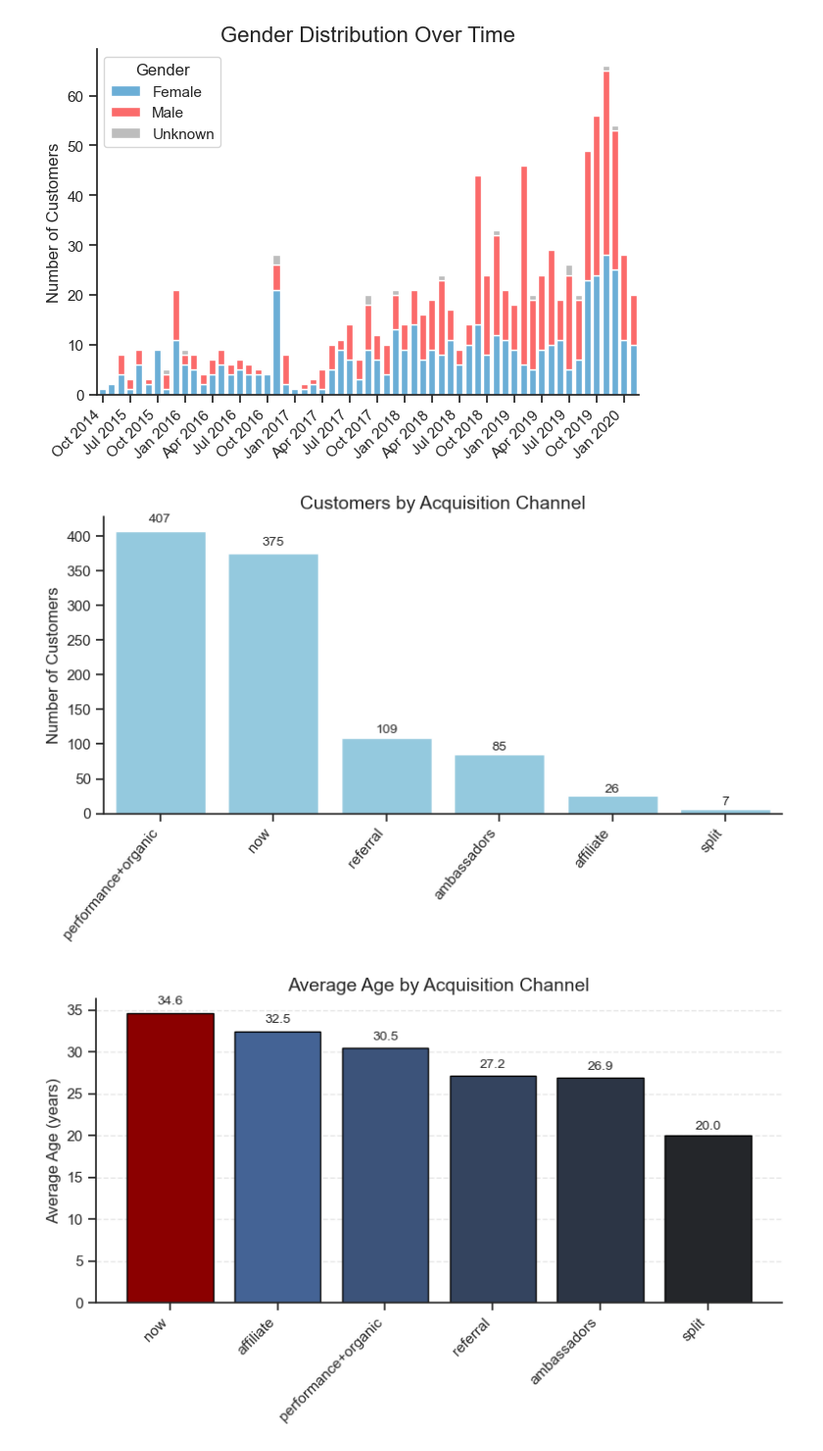
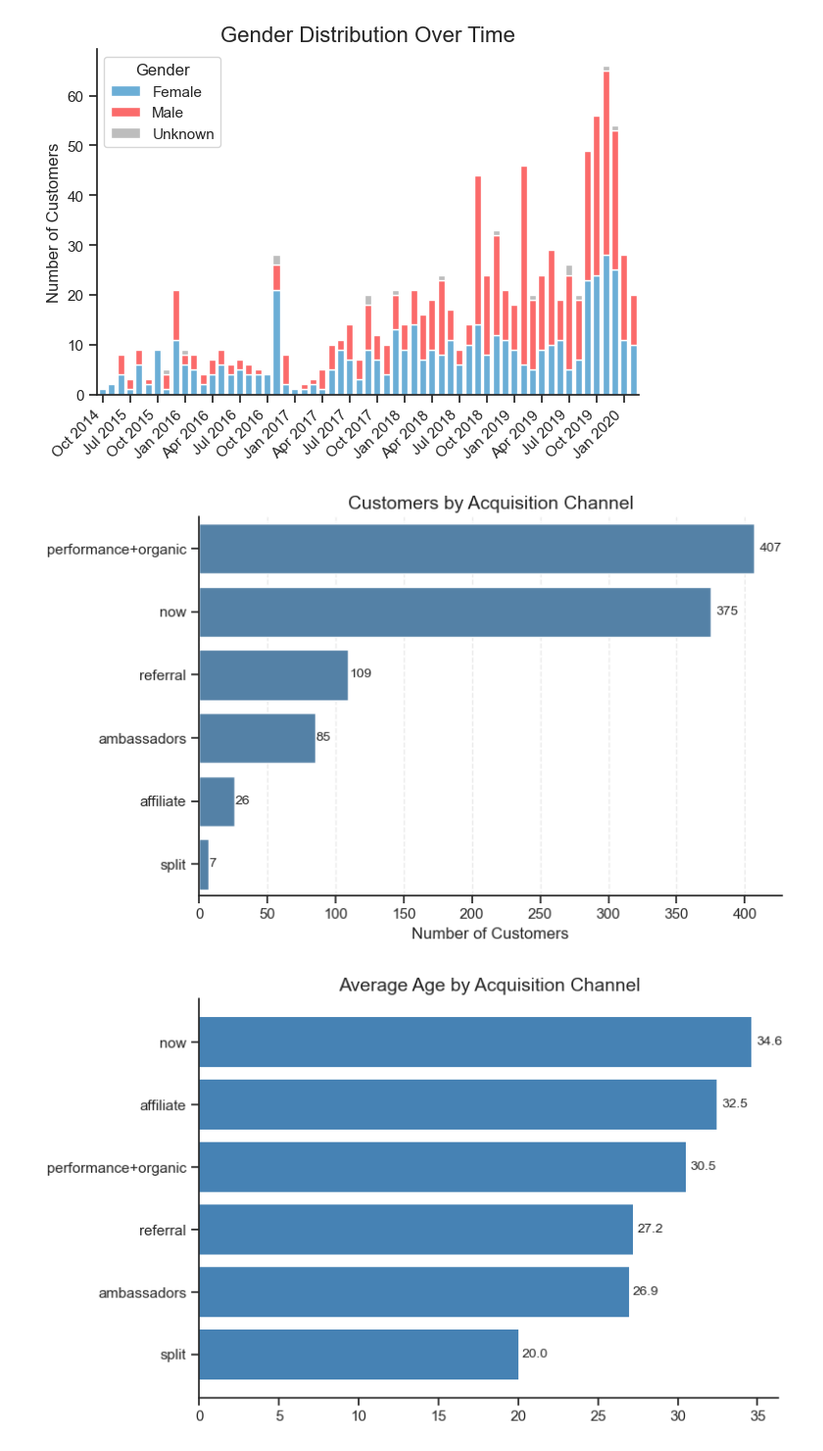
Before and after one commit to akorablov/Project_Twisto, a Jupyter notebook: FinTech_project/2_Demographic_analysis.ipynb, the cells around one changed output. Shown at 98% size. Cells and saved outputs as stored; diff of their text form; code cells hidden in the pictures.

```diff
--- a/FinTech_project/2_Demographic_analysis.ipynb
+++ b/FinTech_project/2_Demographic_analysis.ipynb
@@ -9,7 +9,7 @@ import seaborn as sns
 import numpy as np
 
 # Loading of Excel file
-excel_file = pd.read_excel('Twisto_data.xlsx', sheet_name=None)
+excel_file = pd.read_excel('data_source/Twisto_data.xlsx', sheet_name=None)
 # %%
 # Extracting of individual DataFrames
 df_base = excel_file['profile_base']
@@ -378,67 +386,58 @@ sns.set_theme(style="ticks")
 # Count acquisition channels and sort descending
 counts = df_cmr['source'].value_counts().sort_values(ascending=False)
 
-fig, ax = plt.subplots(figsize=(8,5))
+fig, ax = plt.subplots(figsize=(8, 5))
 
-# Single-color bars
-sns.barplot(x=counts.index, y=counts.values, ax=ax, color="skyblue")
+# Horizontal single-color bars
+sns.barplot(y=counts.index, x=counts.values, ax=ax, color="steelblue")
 
 # Titles & labels
 ax.set_title("Customers by Acquisition Channel", fontsize=14)
-ax.set_xlabel("")
-ax.set_ylabel("Number of Customers", fontsize=12)
+ax.set_xlabel("Number of Customers", fontsize=12)
+ax.set_ylabel("")
 
-# Rotate x-axis labels safely
-plt.setp(ax.get_xticklabels(), rotation=50, ha='right')
+# Add count labels at end of bars
+for i, val in enumerate(counts.values):
+    ax.text(val + val*0.01, i, str(val), va='center', ha='left', fontsize=10)
 
-# Add count labels on top
-for i, val in enumerate(counts.values):
-    ax.text(i, val + val*0.02, str(val), ha='center', va='bottom', fontsize=10)
+# Subtle vertical gridlines
+ax.xaxis.grid(True, linestyle="--", alpha=0.4)
 
-# Remove top and right spines (frames)
+# Remove top and right spines
 sns.despine(ax=ax, top=True, right=True)
 
 plt.tight_layout()
 plt.show()
 # %% [output]
-[figure, old version]
+[figure, new version]
 # %%
 sns.set_theme(style="ticks")
 
-# Calculate average age by acquisition channel and sort descending
-avg_age = df_cmr.groupby('source')['age'].mean().sort_values(ascending=False)
+# Calculate average age by acquisition channel and sort ascending
+avg_age = df_cmr.groupby('source')['age'].mean().sort_values(ascending=True)
 
-fig, ax = plt.subplots(figsize=(8,5))
+fig, ax = plt.subplots(figsize=(8, 5))
 
-# Prepare colors: highlight top bar
-colors = sns.color_palette("dark:b_r", n_colors=len(avg_age))
-colors[0] = "darkred"  # Highlight the top bar
-
-# Use Matplotlib's bar function to avoid Seaborn palette warning
-bars = ax.bar(avg_age.index, avg_age.values, color=colors, edgecolor='black')
+# Single bar color
+bar_color = "steelblue"
+bars = ax.barh(avg_age.index, avg_age.values, color=bar_color, edgecolor="none")
 
 # Titles & labels
 ax.set_title("Average Age by Acquisition Channel", fontsize=14)
 ax.set_xlabel("")
-ax.set_ylabel("Average Age (years)", fontsize=12)
+ax.set_ylabel("")
 
-# Rotate x-axis labels
-plt.setp(ax.get_xticklabels(), rotation=45, ha='right')
-
-# Add value labels on top
+# Add value labels at the end of bars
 for i, val in enumerate(avg_age.values):
-    ax.text(i, val + val*0.02, f"{val:.1f}", ha='center', va='bottom', fontsize=10)
-
-# Subtle horizontal gridlines
-ax.yaxis.grid(True, linestyle='--', alpha=0.5)
+    ax.text(val + val * 0.01, i, f"{val:.1f}", va='center', ha='left', fontsize=10)
 
 # Remove top and right spines
 sns.despine(ax=ax, top=True, right=True)
 
 plt.tight_layout()
 plt.show()
 # %% [output]
-[figure, old version]
+[figure, new version]
 # %%
 sns.set_theme(style="ticks")  # minimal theme
 
```
Also changed, not shown: parts of 4 cells of this notebook, 7 other files.
